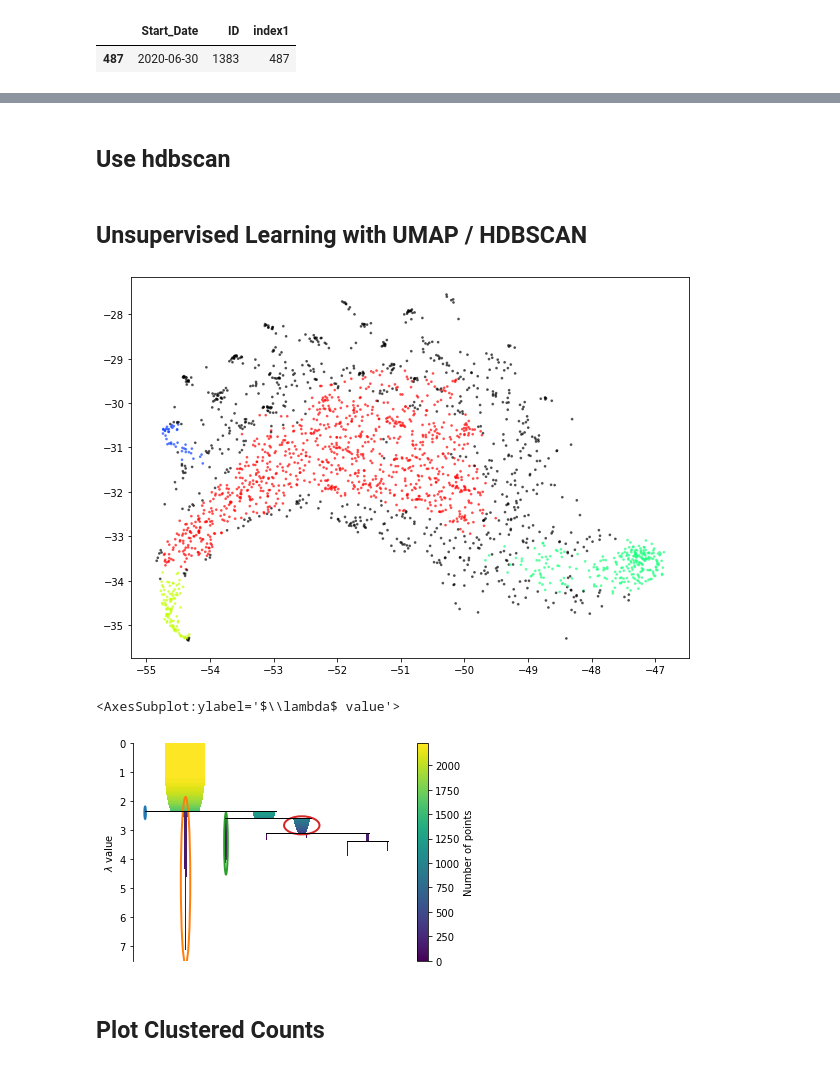
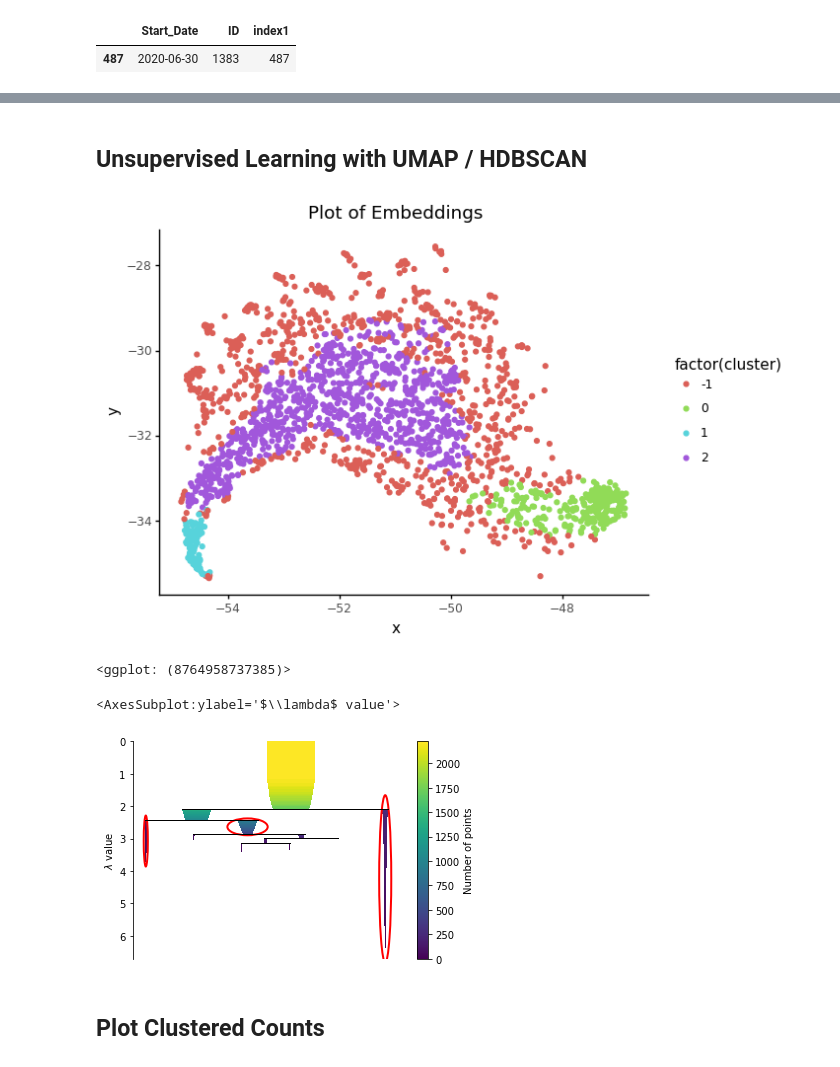
Before and after one commit to DJSherwood/ds_project1, a Jupyter notebook: crashes_and_covid.ipynb, the cells around one changed output, grey strips where cells are left out. Saved outputs shown, nothing was run; the diff lists cells and outputs as text; code cells hidden in the pictures.

```diff
--- a/crashes_and_covid.ipynb
+++ b/crashes_and_covid.ipynb
@@ -19,8 +14,10 @@ from plotnine import ggplot, geom_point, aes, stat_smooth, facet_wrap
+# %%
+home_dir='your directory here'
 # %% [markdown]
 ## Load Crash Data
 # %%
 # load crash data
-crashes_df = pd.read_csv('/home/gopherguy14/datasets/US_Accidents_Dec20.csv')
+crashes_df = pd.read_csv(home_dir + '/US_Accidents_Dec20.csv')
 # shape
 crashes_df.shape
 # %% [output]
@@ -97,2 +67,0 @@ significant.
-# %% [markdown]
-## Use hdbscan
@@ -150,3 +76,21 @@ def plot_embedding(embeddings, scores):
+# %%
+# how to use plotnine within a function
+def plot_embeddings(embeddings, scores):
+    # define dataframe for plotnine
+    df = pd.DataFrame({
+        'x': embeddings[:,0],
+        'y': embeddings[:,1],
+        'cluster': scores.labels_
+    })
+    # plot
+    p = (
+        ggplot(data=df)
+        + aes('x', 'y', color='factor(cluster)')
+        + geom_point()
+        + ggtitle('Plot of Embeddings')
+        + theme_classic()
+    )
+    return p
 # %%
 # convert to numpy array
 np_arr = data_pivot.to_numpy()
@@ -154,21 +98,22 @@ np_arr = data_pivot.to_numpy()
 reducer = umap.UMAP(n_neighbors=100, random_state=100)
 embeddings = reducer.fit_transform(np_arr)
 # create clusters via hdbscan
-hdb = hdbscan.HDBSCAN(min_cluster_size=30)
+hdb = hdbscan.HDBSCAN(min_cluster_size=35)
 scores = hdb.fit(embeddings)
 # %%
 # plot the clusters on the embeddings
-plot_embedding(embeddings, scores)
+plot_embeddings(embeddings, scores)
 # there are 5 difference clusters
 # np.max(scores.labels_)
 # %% [output]
-[figure, old version]
+[figure, new version]
+<ggplot: (8764958737385)>
 # %%
 # plot the lambda measure
-scores.condensed_tree_.plot(select_clusters=True, selection_palette=sns.color_palette())
+scores.condensed_tree_.plot(select_clusters=True)
 # %% [output]
 <AxesSubplot:ylabel='$\\lambda$ value'>
-[figure, old version]
+[figure, new version]
 # %%
 # guess I have to reset the index first?
 data_pivot = data_pivot.reset_index()
```
Also changed, not shown: parts of 42 cells of this notebook.
